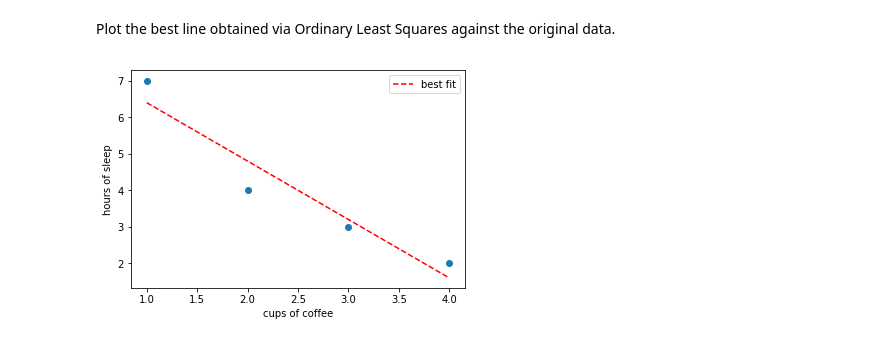
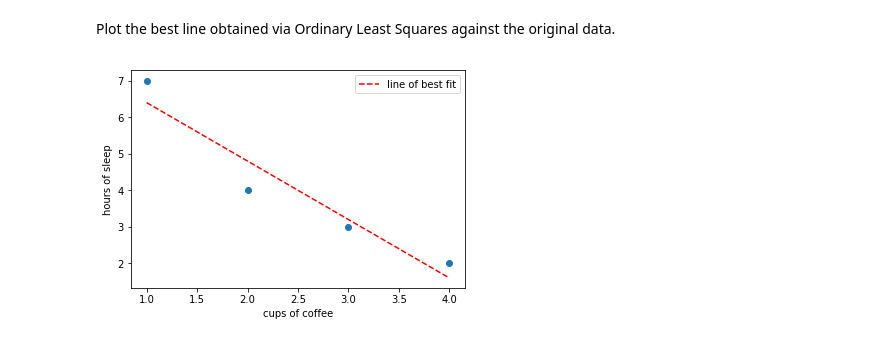
Before and after one commit to jirvingphd/dsc-lp-LINALG-intro-to-lin-alg, a Jupyter notebook: Lesson-Teacher-Version.ipynb, the cells around one changed output. Drawn from its saved outputs; the diff is of its cells as text; code cells hidden in the pictures.

```diff
--- a/Lesson-Teacher-Version.ipynb
+++ b/Lesson-Teacher-Version.ipynb
@@ -673,14 +695,14 @@ Plot the best line obtained via Ordinary Least Squares against the original data
 # %%
 import matplotlib.pyplot as plt
 %matplotlib inline
 
 x = [1, 2, 3, 4]
 y = [7, 4, 3, 2]
 
 plt.scatter(x, y)
-plt.plot(x, b[0] + b[1]*np.array(x), ls='dashed', color='r', label='best fit')
+plt.plot(x, b[0] + b[1]*np.array(x), ls='dashed', color='r', label='line of best fit')
 plt.xlabel('cups of coffee')
 plt.ylabel('hours of sleep')
 plt.legend();
 # %% [output]
-[figure, old version]
+[figure, new version]
```
Also changed, not shown: parts of 8 cells of this notebook, 2 other files.
